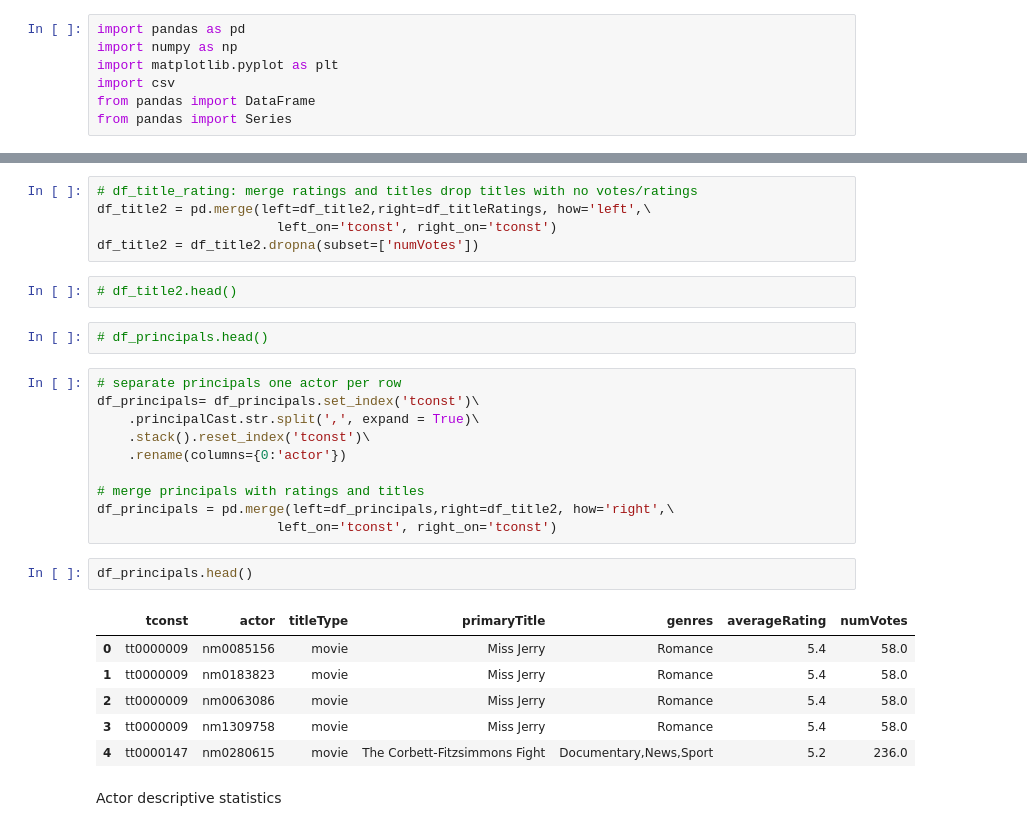
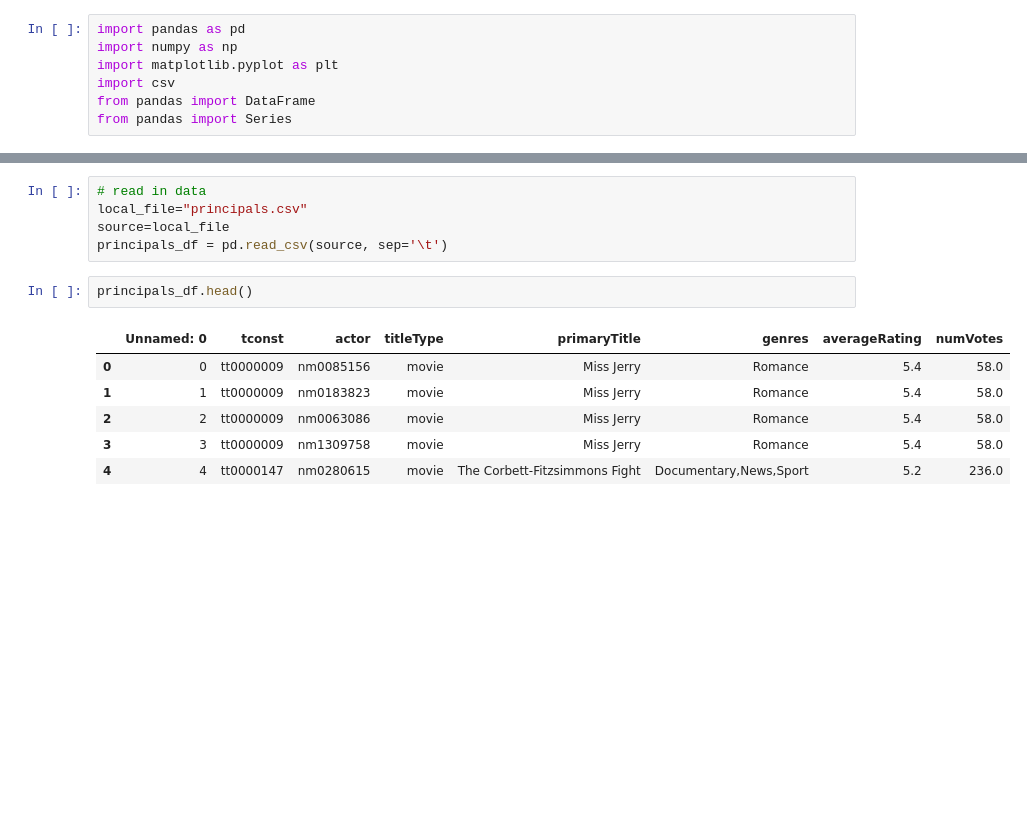
Before and after one commit to Amjaad/MoviesProject, a Jupyter notebook: DataPrep/titles.principals.ipynb, the cells around one changed output, grey strips where cells are left out. Saved outputs shown, nothing was run; the diff lists cells and outputs as text; blank space fills up the shorter version.

Commit message:
using preprocesssed data

```diff
--- a/DataPrep/titles.principals.ipynb
+++ b/DataPrep/titles.principals.ipynb
@@ -18,31 +8,15 @@ df_title2=df_title2.loc[:,['tconst','titleType','primaryTitle','genres']]
-# %%
-# df_title_rating: merge ratings and titles drop titles with no votes/ratings
-df_title2 = pd.merge(left=df_title2,right=df_titleRatings, how='left',\
-                       left_on='tconst', right_on='tconst')
-df_title2 = df_title2.dropna(subset=['numVotes'])
-# %%
-# df_title2.head()
-# %%
-# df_principals.head()
-# %%
-# separate principals one actor per row
-df_principals= df_principals.set_index('tconst')\
-    .principalCast.str.split(',', expand = True)\
-    .stack().reset_index('tconst')\
-    .rename(columns={0:'actor'})
-
-# merge principals with ratings and titles
-df_principals = pd.merge(left=df_principals,right=df_title2, how='right',\
-                       left_on='tconst', right_on='tconst')
+# %%
+# read in data
+local_file="principals.csv"
+source=local_file
+principals_df = pd.read_csv(source, sep='\t')
 # %%
-df_principals.head()
+principals_df.head()
 # %% [output]
-|  | tconst | actor | titleType | primaryTitle | genres | averageRating | numVotes |
-| 0 | tt0000009 | nm0085156 | movie | Miss Jerry | Romance | 5.4 | 58.0 |
-| 1 | tt0000009 | nm0183823 | movie | Miss Jerry | Romance | 5.4 | 58.0 |
-| 2 | tt0000009 | nm0063086 | movie | Miss Jerry | Romance | 5.4 | 58.0 |
-| 3 | tt0000009 | nm1309758 | movie | Miss Jerry | Romance | 5.4 | 58.0 |
-| 4 | tt0000147 | nm0280615 | movie | The Corbett-Fitzsimmons Fight | Documentary,News,Sport | 5.2 | 236.0 |
+|  | Unnamed: 0 | tconst | actor | titleType | primaryTitle | genres | averageRating | numVotes |
+| 0 | 0 | tt0000009 | nm0085156 | movie | Miss Jerry | Romance | 5.4 | 58.0 |
+| 1 | 1 | tt0000009 | nm0183823 | movie | Miss Jerry | Romance | 5.4 | 58.0 |
+| 2 | 2 | tt0000009 | nm0063086 | movie | Miss Jerry | Romance | 5.4 | 58.0 |
+| 3 | 3 | tt0000009 | nm1309758 | movie | Miss Jerry | Romance | 5.4 | 58.0 |
+| 4 | 4 | tt0000147 | nm0280615 | movie | The Corbett-Fitzsimmons Fight | Documentary,News,Sport | 5.2 | 236.0 |
-# %% [markdown]
-Actor descriptive statistics
 # %%
```
Also changed, not shown: parts of 9 cells of this notebook.
